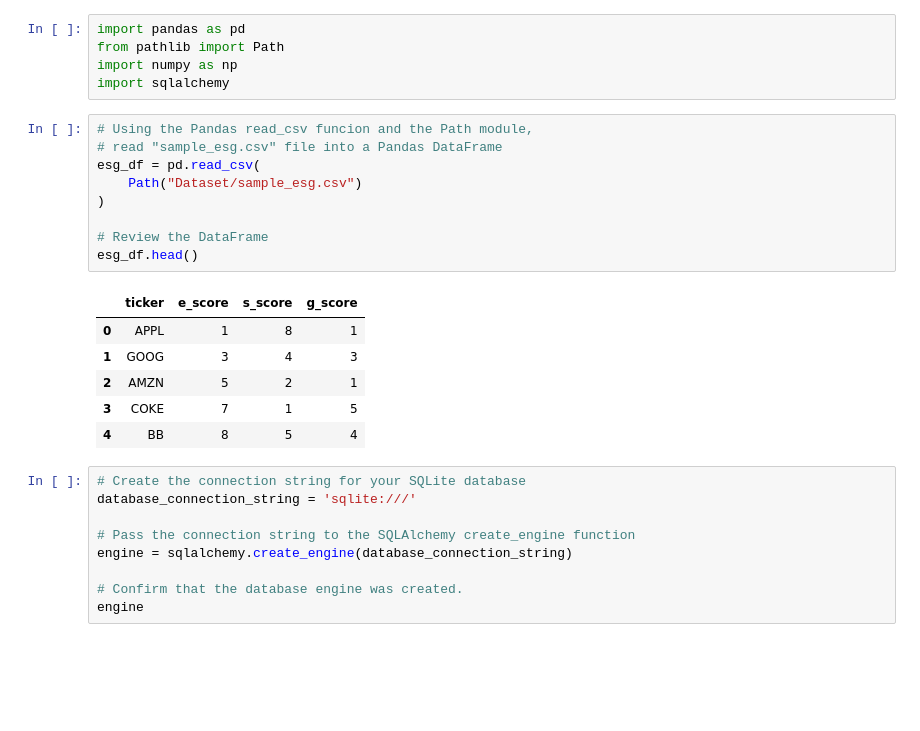
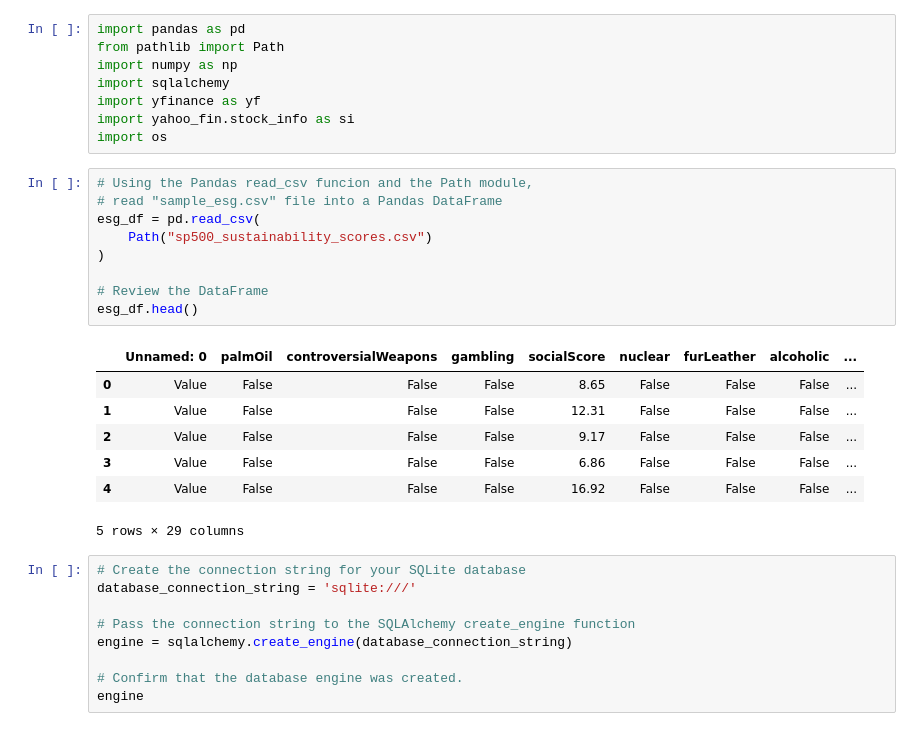
Before and after one commit to kevinbaross/custom_indexing_project, a Jupyter notebook: filter_sample.ipynb, the cells around one changed output. Cells and saved outputs as stored; diff of their text form; blank space fills up the shorter version.

```diff
--- a/filter_sample.ipynb
+++ b/filter_sample.ipynb
@@ -3,22 +3,26 @@ import pandas as pd
 from pathlib import Path
 import numpy as np
 import sqlalchemy
+import yfinance as yf
+import yahoo_fin.stock_info as si
+import os
 # %%
 # Using the Pandas read_csv funcion and the Path module,
 # read "sample_esg.csv" file into a Pandas DataFrame
 esg_df = pd.read_csv(
-    Path("Dataset/sample_esg.csv")
+    Path("sp500_sustainability_scores.csv")
 )
 
 # Review the DataFrame
 esg_df.head()
 # %% [output]
-|  | ticker | e_score | s_score | g_score |
-| 0 | APPL | 1 | 8 | 1 |
-| 1 | GOOG | 3 | 4 | 3 |
-| 2 | AMZN | 5 | 2 | 1 |
-| 3 | COKE | 7 | 1 | 5 |
-| 4 | BB | 8 | 5 | 4 |
+|  | Unnamed: 0 | palmOil | controversialWeapons | gambling | socialScore | nuclear | furLeather | alcoholic | ... |
+| 0 | Value | False | False | False | 8.65 | False | False | False | ... |
+| 1 | Value | False | False | False | 12.31 | False | False | False | ... |
+| 2 | Value | False | False | False | 9.17 | False | False | False | ... |
+| 3 | Value | False | False | False | 6.86 | False | False | False | ... |
+| 4 | Value | False | False | False | 16.92 | False | False | False | ... |
+5 rows × 29 columns
 # %%
 # Create the connection string for your SQLite database
 database_connection_string = 'sqlite:///'
```
Also changed, not shown: parts of 6 cells of this notebook, 1 other file.
